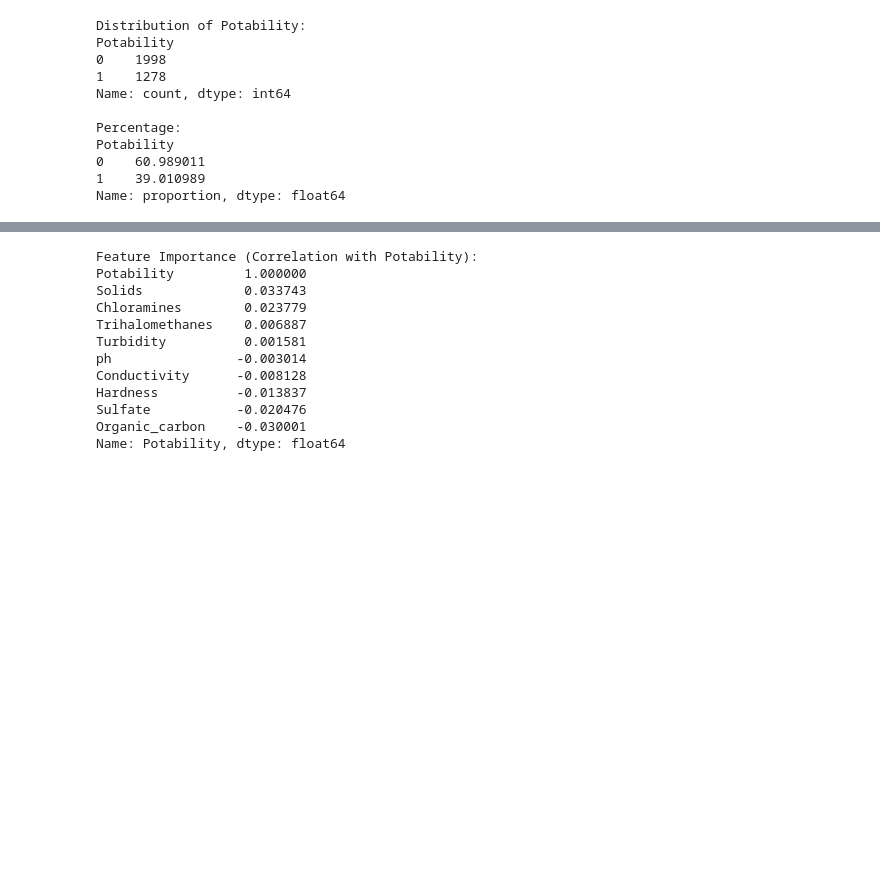
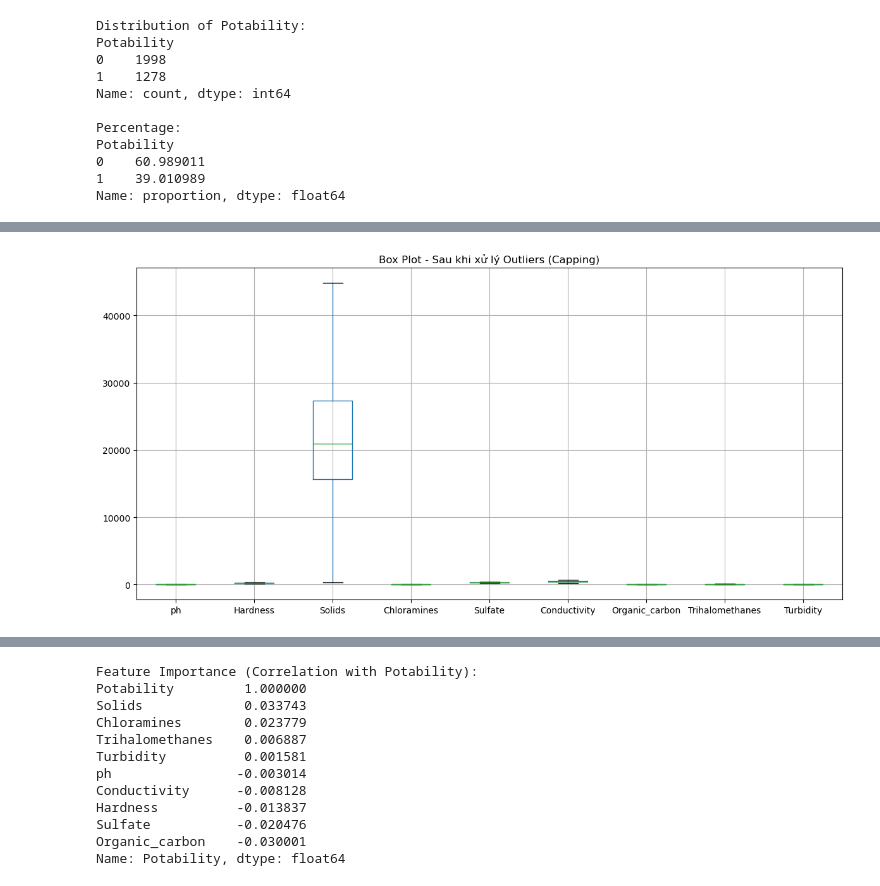
Before and after one commit to Thanh-112006/EDA_water_potability, a Jupyter notebook: EDA.ipynb, the cells around one changed output, grey strips where cells are left out. Saved outputs shown, nothing was run; the diff lists cells and outputs as text; code cells hidden in the pictures; blank space fills up the shorter version.

```diff
--- a/EDA.ipynb
+++ b/EDA.ipynb
@@ -198,6 +232,14 @@ Organic_carbon     1.000153
 Trihalomethanes    1.000153
 Turbidity          1.000153
 dtype: float64
+# %%
+plt.figure(figsize=(12, 6))
+X.boxplot()
+plt.title('Box Plot - Sau khi xử lý Outliers (Capping)')
+plt.tight_layout()
+plt.show()
+# %% [output]
+[figure, added]
 # %%
 from scipy.stats import pearsonr
 
```
Also changed, not shown: parts of 7 cells of this notebook, 1 other file.
